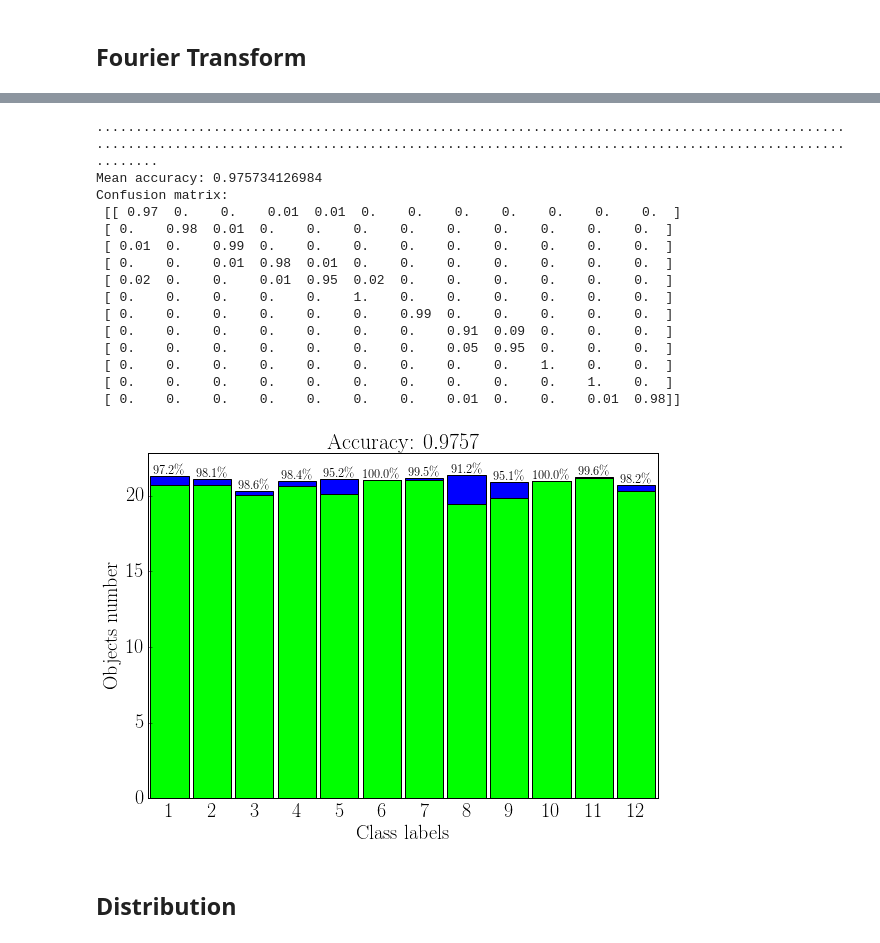
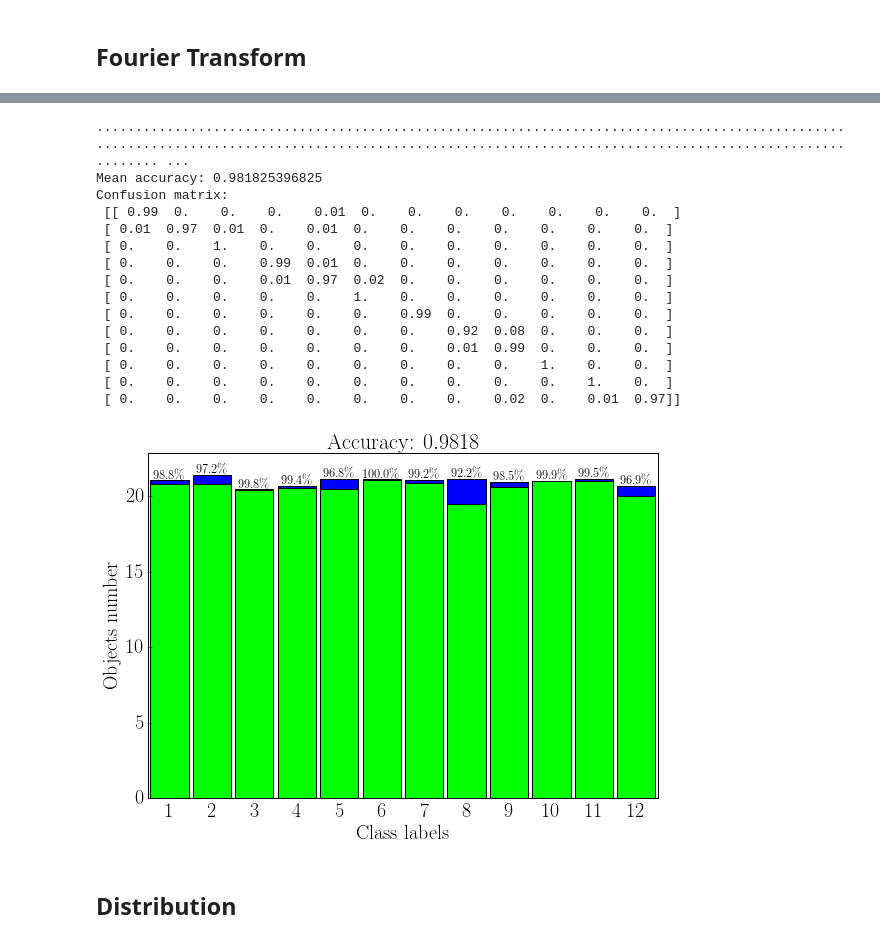
Before and after one commit to karasikov/TimeSeriesClassification, a Jupyter notebook: code/python/ts_USCHAD.ipynb, the cells around one changed output, grey strips where cells are left out. Saved outputs shown, nothing was run; the diff lists cells and outputs as text; code cells hidden in the pictures.

```diff
--- a/code/python/ts_USCHAD.ipynb
+++ b/code/python/ts_USCHAD.ipynb
@@ -8,8 +8,7 @@ import multiclass
 import timeseries
 import feature_extraction
 
-dataset = timeseries.TSDataset()
-dataset.load_from_mat('../../data/USC-HAD/USC_HAD_dataset.mat')
+dataset = timeseries.TSDataset.load_from_mat('../../data/USC-HAD/USC_HAD_dataset.mat')
 print("Dataset size: %d" % len(dataset))
 print("Stats:\n", pandas.DataFrame([ts.shape for ts in dataset.ts],
                                    columns=['dim', 'len']).describe()[1:].round())
@@ -134,13 +135,15 @@ Confusion matrix:
 # %% [markdown]
 ## Fourier Transform
 # %%
+freq = 10
+
 ts_smoothed = [
-    timeseries.smooth(ts, 10)
+    timeseries.smooth(ts, 100 // freq)
     for ts in dataset.ts
 ]
 
 plt.figure(figsize=(15, 10))
-plt.plot(ts_smoothed[200][0, :200])
+plt.plot(np.arange(200) / freq, ts_smoothed[200][0, :200])
 plt.xlabel('Time, sec', size=15)
 plt.show()
 # %% [output]
@@ -148,18 +151,17 @@ plt.show()
 # %%
 import sklearn.preprocessing
 
-X = timeseries.ExtractFeatures(ts_smoothed,
+feature_extractors = [
     lambda ts: ts.mean(1),
     lambda ts: ts.std(1),
     lambda ts: np.abs(ts - ts.mean(1).reshape(-1, 1)).mean(1),
-    lambda ts: feature_extraction.ar_parameters(ts, np.arange(1, 11)),
-    lambda ts: feature_extraction.ar_parameters(np.sqrt((ts[:3] ** 2).sum(0)), np.arange(1, 11)),
-    lambda ts: feature_extraction.ar_parameters(np.sqrt((ts[3:] ** 2).sum(0)), np.arange(1, 11)),
-    lambda ts: feature_extraction.dft_features(np.sqrt((ts[:3] ** 2).sum(0)), 10)[1:],
-    lambda ts: feature_extraction.dft_features(np.sqrt((ts[3:] ** 2).sum(0)), 10)[1:],
-)
-X.shape
+    lambda ts: feature_extraction.ar_parameters(ts, np.arange(1, 5)),
+    lambda ts: feature_extraction.ar_parameters(np.sqrt((ts[:3] ** 2).sum(0)), np.arange(1, 5)),
+    lambda ts: feature_extraction.ar_parameters(np.sqrt((ts[3:] ** 2).sum(0)), np.arange(1, 5)),
+    lambda ts: feature_extraction.dft_features(np.sqrt((ts[:3] ** 2).sum(0)), 5)[1:]
+]
 
+X = timeseries.ExtractFeatures(ts_smoothed, *feature_extractors)
 X_normalized = sklearn.preprocessing.MinMaxScaler(feature_range=(-1, 1)).fit_transform(X)
 # %%
 from sklearn.grid_search import GridSearchCV
@@ -198,28 +200,28 @@ Best parameters: {'C': 10.0, 'gamma': 0.046415888336127774}
 # %%
 import multiclass
 from sklearn import svm, cross_validation
 
 confusion_mean = multiclass.cross_val_score(
-    svm.SVC(gamma=0.04, C=16),
+    svm.SVC(gamma=0.13, C=10),
     X_normalized, dataset.label,
-    cross_validation.ShuffleSplit(dataset.label.size, n_iter=200, test_size=0.3, random_state=17)
+    cross_validation.ShuffleSplit(dataset.label.size, n_iter=500, test_size=0.3, random_state=17)
 )
 # %% [output]
-........................................................................................................................................................................................................
-Mean accuracy: 0.975734126984
+........................................................................................................................................................................................................ ...
+Mean accuracy: 0.981825396825
 Confusion matrix:
- [[ 0.97  0.    0.    0.01  0.01  0.    0.    0.    0.    0.    0.    0.  ]
- [ 0.    0.98  0.01  0.    0.    0.    0.    0.    0.    0.    0.    0.  ]
- [ 0.01  0.    0.99  0.    0.    0.    0.    0.    0.    0.    0.    0.  ]
- [ 0.    0.    0.01  0.98  0.01  0.    0.    0.    0.    0.    0.    0.  ]
- [ 0.02  0.    0.    0.01  0.95  0.02  0.    0.    0.    0.    0.    0.  ]
+ [[ 0.99  0.    0.    0.    0.01  0.    0.    0.    0.    0.    0.    0.  ]
+ [ 0.01  0.97  0.01  0.    0.01  0.    0.    0.    0.    0.    0.    0.  ]
+ [ 0.    0.    1.    0.    0.    0.    0.    0.    0.    0.    0.    0.  ]
+ [ 0.    0.    0.    0.99  0.01  0.    0.    0.    0.    0.    0.    0.  ]
+ [ 0.    0.    0.    0.01  0.97  0.02  0.    0.    0.    0.    0.    0.  ]
  [ 0.    0.    0.    0.    0.    1.    0.    0.    0.    0.    0.    0.  ]
  [ 0.    0.    0.    0.    0.    0.    0.99  0.    0.    0.    0.    0.  ]
- [ 0.    0.    0.    0.    0.    0.    0.    0.91  0.09  0.    0.    0.  ]
- [ 0.    0.    0.    0.    0.    0.    0.    0.05  0.95  0.    0.    0.  ]
+ [ 0.    0.    0.    0.    0.    0.    0.    0.92  0.08  0.    0.    0.  ]
+ [ 0.    0.    0.    0.    0.    0.    0.    0.01  0.99  0.    0.    0.  ]
  [ 0.    0.    0.    0.    0.    0.    0.    0.    0.    1.    0.    0.  ]
  [ 0.    0.    0.    0.    0.    0.    0.    0.    0.    0.    1.    0.  ]
- [ 0.    0.    0.    0.    0.    0.    0.    0.01  0.    0.    0.01  0.98]]
+ [ 0.    0.    0.    0.    0.    0.    0.    0.    0.02  0.    0.01  0.97]]
-[figure, old version]
+[figure, new version]
 # %% [markdown]
 ## Distribution
```
Also changed, not shown: parts of 26 cells of this notebook, 4 other files.
